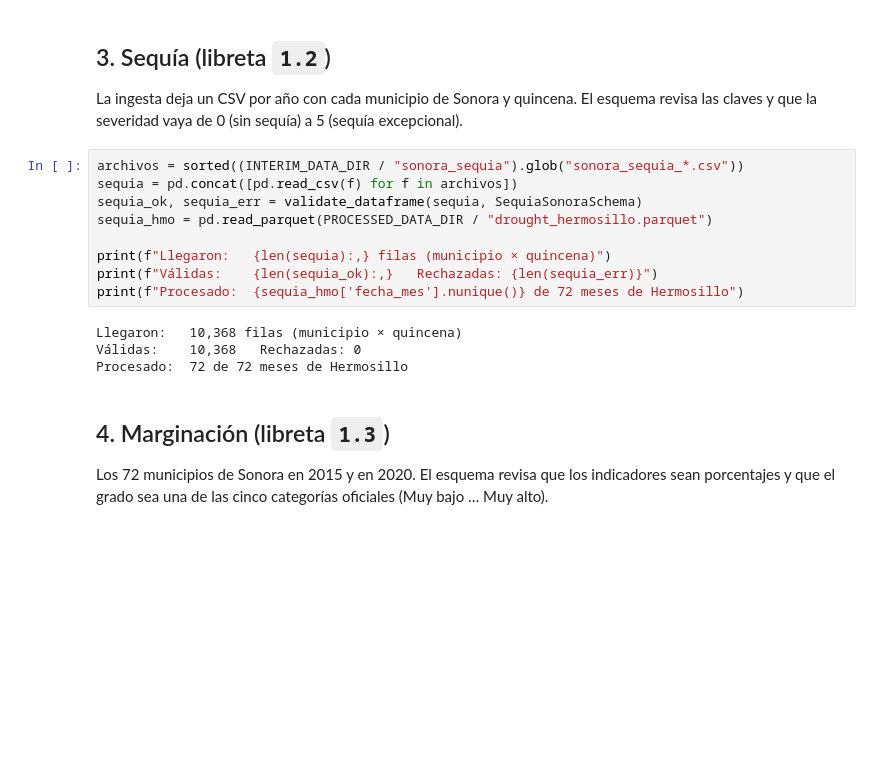
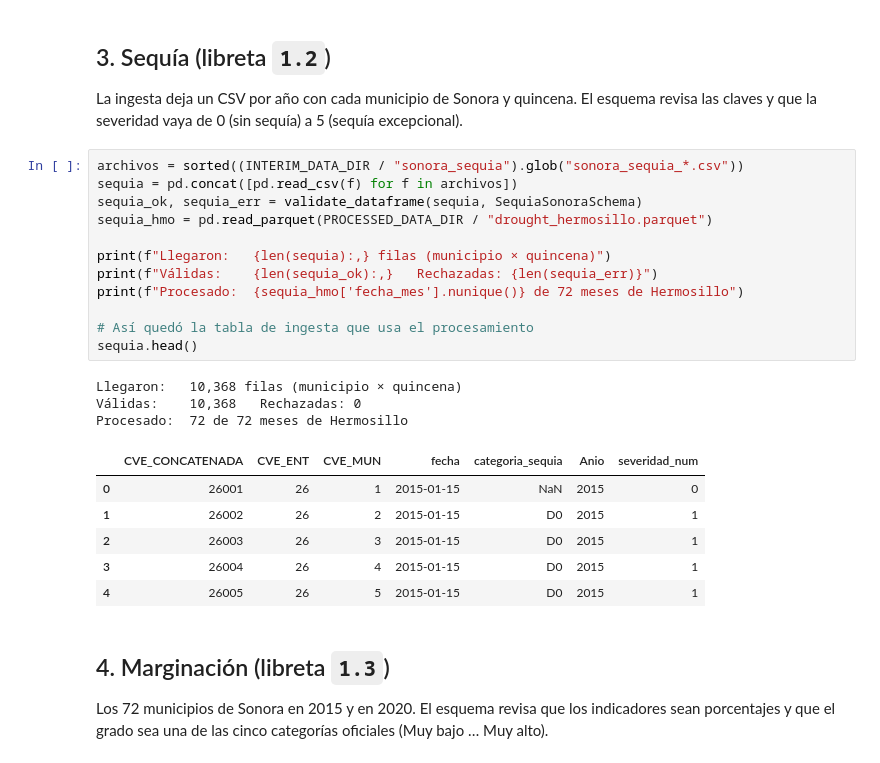
Before and after one commit to mdc-feature-engineering/sonora-health-climate-eda, a Jupyter notebook: notebooks/01_ingesta/1.6-resumen-ingesta.ipynb, the cells around one changed output. Drawn from its saved outputs; the diff is of its cells as text; blank space fills up the shorter version.

```diff
--- a/notebooks/01_ingesta/1.6-resumen-ingesta.ipynb
+++ b/notebooks/01_ingesta/1.6-resumen-ingesta.ipynb
@@ -91,16 +109,25 @@ esquema revisa las claves y que la severidad vaya de 0 (sin sequía) a 5
 # %%
 archivos = sorted((INTERIM_DATA_DIR / "sonora_sequia").glob("sonora_sequia_*.csv"))
 sequia = pd.concat([pd.read_csv(f) for f in archivos])
 sequia_ok, sequia_err = validate_dataframe(sequia, SequiaSonoraSchema)
 sequia_hmo = pd.read_parquet(PROCESSED_DATA_DIR / "drought_hermosillo.parquet")
 
 print(f"Llegaron:   {len(sequia):,} filas (municipio × quincena)")
 print(f"Válidas:    {len(sequia_ok):,}   Rechazadas: {len(sequia_err)}")
 print(f"Procesado:  {sequia_hmo['fecha_mes'].nunique()} de 72 meses de Hermosillo")
+
+# Así quedó la tabla de ingesta que usa el procesamiento
+sequia.head()
 # %% [output]
 Llegaron:   10,368 filas (municipio × quincena)
 Válidas:    10,368   Rechazadas: 0
 Procesado:  72 de 72 meses de Hermosillo
+|  | CVE_CONCATENADA | CVE_ENT | CVE_MUN | fecha | categoria_sequia | Anio | severidad_num |
+| 0 | 26001 | 26 | 1 | 2015-01-15 | NaN | 2015 | 0 |
+| 1 | 26002 | 26 | 2 | 2015-01-15 | D0 | 2015 | 1 |
+| 2 | 26003 | 26 | 3 | 2015-01-15 | D0 | 2015 | 1 |
+| 3 | 26004 | 26 | 4 | 2015-01-15 | D0 | 2015 | 1 |
+| 4 | 26005 | 26 | 5 | 2015-01-15 | D0 | 2015 | 1 |
 # %% [markdown]
 ## 4. Marginación (libreta `1.3`)
 
```
Also changed, not shown: parts of 6 cells of this notebook.
